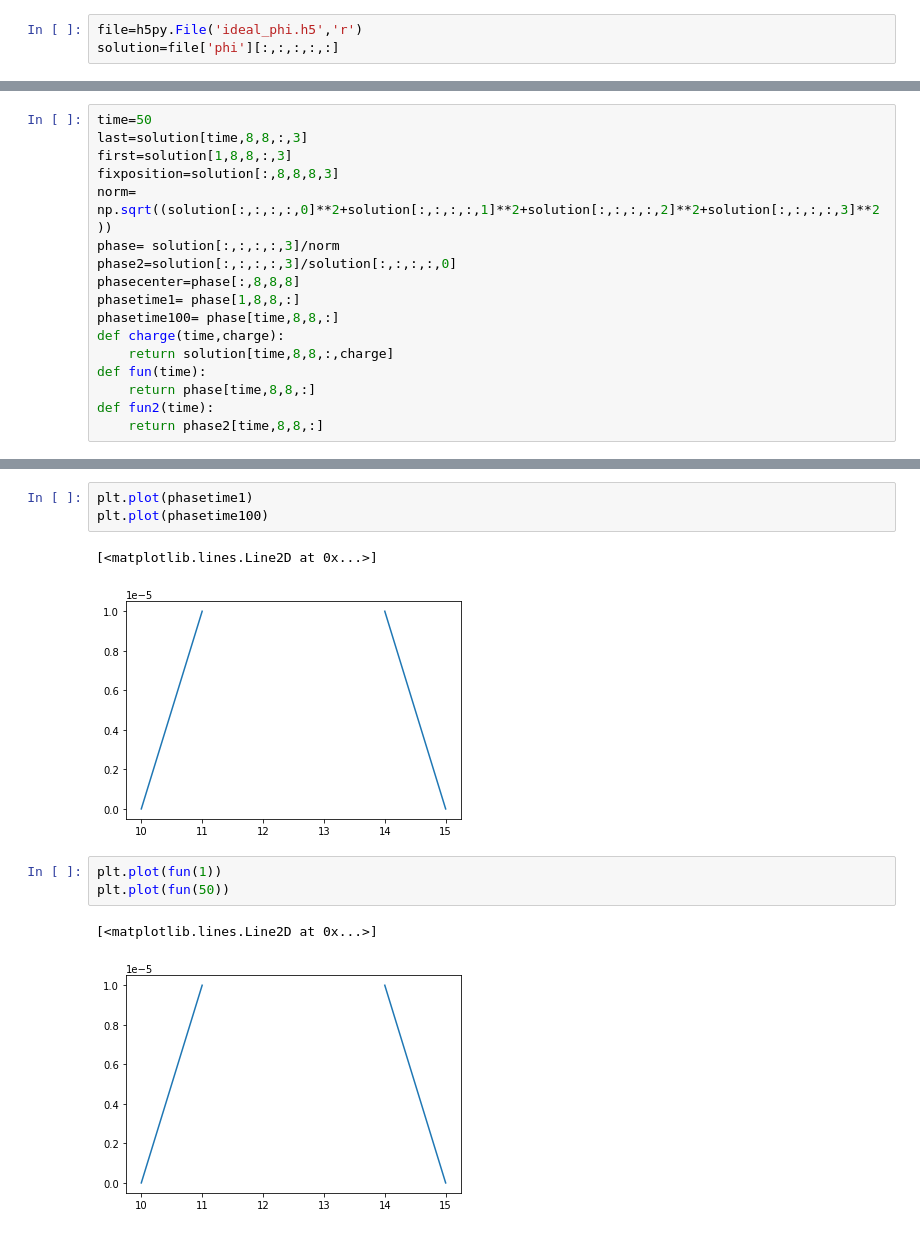
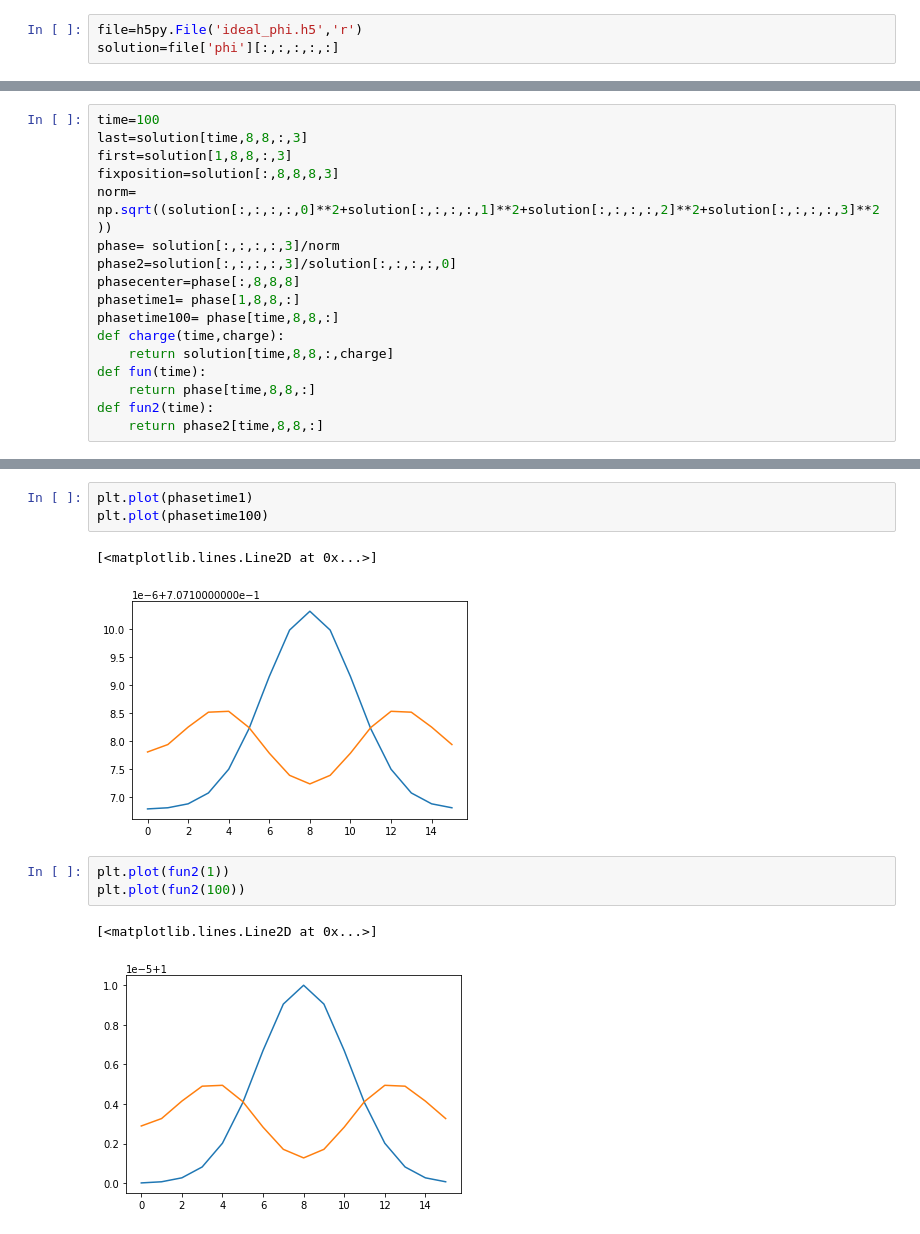
Before and after one commit to jannisgebbo/langevinA, a Jupyter notebook: ModelA-Beuler/plotidealtest.ipynb, the cells around one changed output, grey strips where cells are left out. Drawn from its saved outputs; the diff is of its cells as text.

```diff
--- a/ModelA-Beuler/plotidealtest.ipynb
+++ b/ModelA-Beuler/plotidealtest.ipynb
@@ -26,5 +26,5 @@ file['phi']
 # %%
-time=50
+time=100
 last=solution[time,8,8,:,3]
 first=solution[1,8,8,:,3]
 fixposition=solution[:,8,8,8,3]
@@ -81,11 +61,11 @@ plt.plot(phasetime1)
 plt.plot(phasetime100)
 # %% [output]
 [<matplotlib.lines.Line2D at 0x...>]
-[figure, old version]
+[figure, new version]
 # %%
-plt.plot(fun(1))
-plt.plot(fun(50))
+plt.plot(fun2(1))
+plt.plot(fun2(100))
 # %% [output]
 [<matplotlib.lines.Line2D at 0x...>]
-[figure, old version]
+[figure, new version]
 # %%
```
Also changed, not shown: parts of 6 cells of this notebook, 2 other files.
